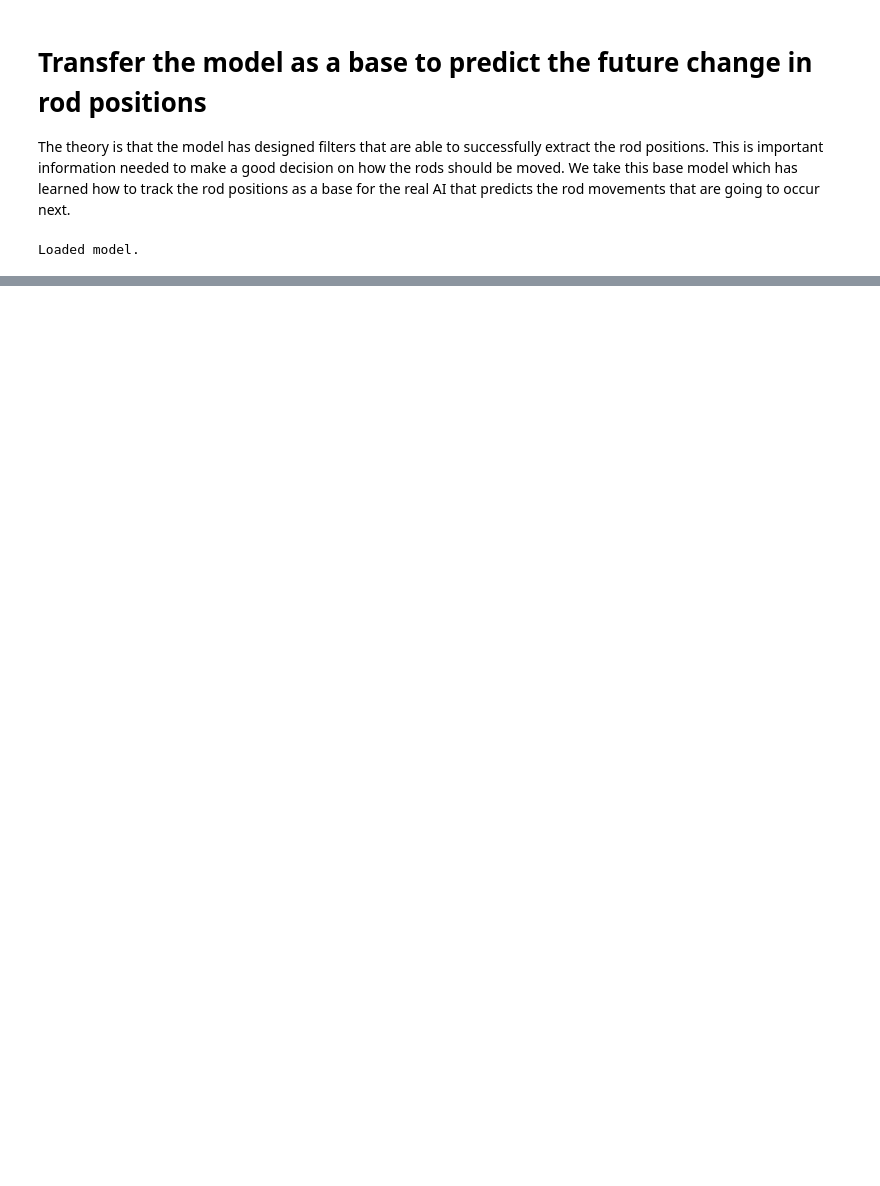
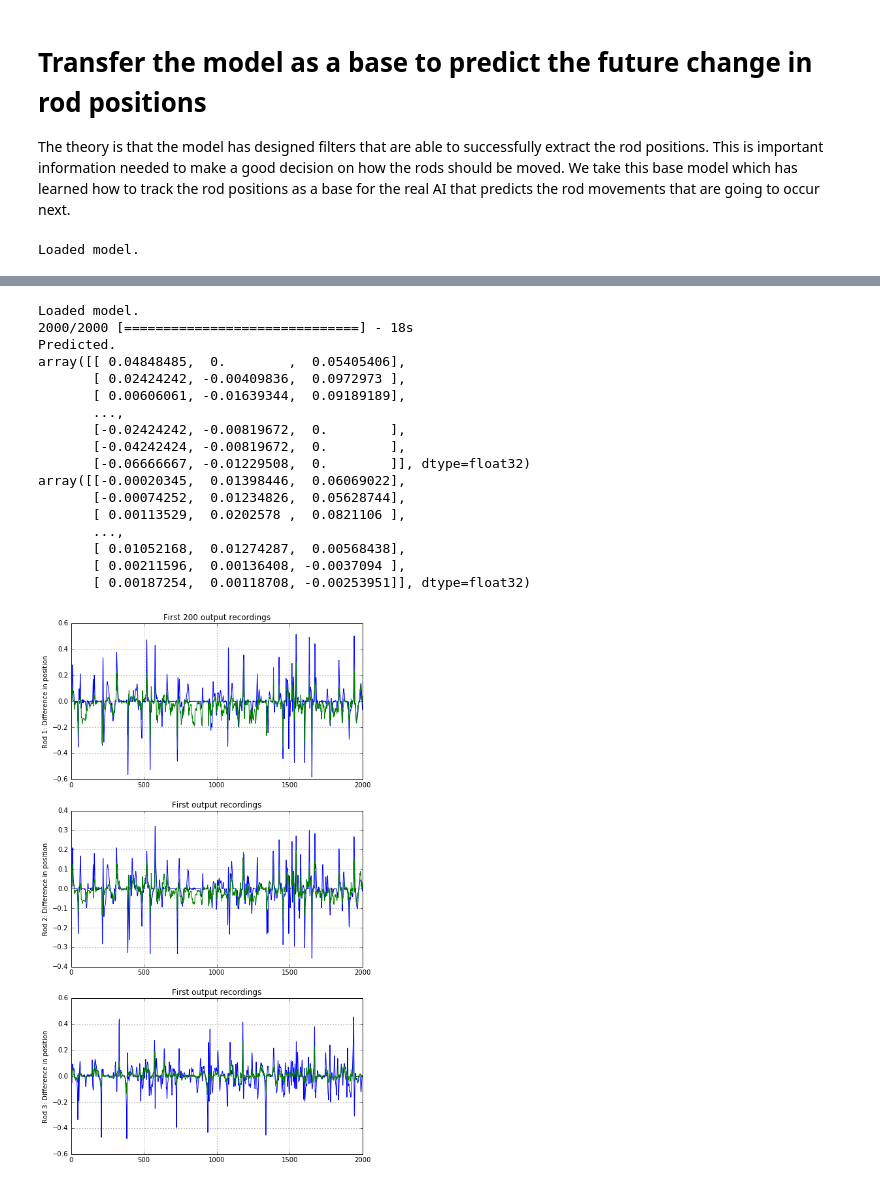
Before and after one commit to glmcdona/FoosAI, a Jupyter notebook: Code/Training/TrainingFoosbot.ipynb, the cells around one changed output, grey strips where cells are left out. Saved outputs shown, nothing was run; the diff lists cells and outputs as text; code cells hidden in the pictures; blank space fills up the shorter version.

```diff
--- a/Code/Training/TrainingFoosbot.ipynb
+++ b/Code/Training/TrainingFoosbot.ipynb
@@ -827,0 +865,27 @@ KeyboardInterrupt:
+# %%
+def mse(y_true, y_pred):
+    return K.square(y_pred - y_true)*0.001 # Hackjob so Keras iterations show exponential value of MSE to get precision.
+
+
+model.compile(optimizer=keras.optimizers.RMSprop(lr=0.00001),
+              loss='mean_squared_error',
+              metrics=[mse])
+
+print("Updated learner.")
+
+# Train the model to predict the future position. This is the control signal to the robot AI
+WEIGHTS_FNAME = 'dpos_cnn_weights_%i.hdf'
+MODELS_FNAME = 'dpos_cnn_models_%i.h5'
+
+start_epoch = epoch+1
+
+for epoch in range(10000):
+    epoch += start_epoch
+    try:
+        model.fit_generator(TrainBatchGenDpos(20), 1552, epochs=epoch+1, verbose=1, callbacks=None, class_weight=None, max_q_size=10, workers=1, validation_data=ValidateBatchGenDpos(20), validation_steps = 500, pickle_safe=False, initial_epoch=epoch)
+        model.save_weights(WEIGHTS_FNAME % epoch)
+        model.save(MODELS_FNAME % epoch)
+        print(("Wrote model to " + WEIGHTS_FNAME )  % epoch)
+    except KeyboardInterrupt:
+        print("\r\nUser stopped the training.")
+        break
@@ -827,0 +910,30 @@ KeyboardInterrupt:
+# %%
+# Load the best position prediction model as the starting point
+epoch = 389
+WEIGHTS_FNAME = 'dpos_cnn_weights_%i.hdf'
+model.load_weights(WEIGHTS_FNAME % epoch)
+print("Loaded model.")
+
+
+# Plot the real versus predicted values for some of the validation data
+(frames, outputs_true) = next(ValidateBatchGenDpos(2000))
+plot_validate(model, frames, outputs_true, "Difference in position")
+# %% [output]
+Loaded model.
+2000/2000 [==============================] - 18s
+Predicted.
+array([[ 0.04848485,  0.        ,  0.05405406],
+       [ 0.02424242, -0.00409836,  0.0972973 ],
+       [ 0.00606061, -0.01639344,  0.09189189],
+       ...,
+       [-0.02424242, -0.00819672,  0.        ],
+       [-0.04242424, -0.00819672,  0.        ],
+       [-0.06666667, -0.01229508,  0.        ]], dtype=float32)
+array([[-0.00020345,  0.01398446,  0.06069022],
+       [-0.00074252,  0.01234826,  0.05628744],
+       [ 0.00113529,  0.0202578 ,  0.0821106 ],
+       ...,
+       [ 0.01052168,  0.01274287,  0.00568438],
+       [ 0.00211596,  0.00136408, -0.0037094 ],
+       [ 0.00187254,  0.00118708, -0.00253951]], dtype=float32)
+[figure, added]
```
Also changed, not shown: parts of 14 cells of this notebook, 8 other files.
